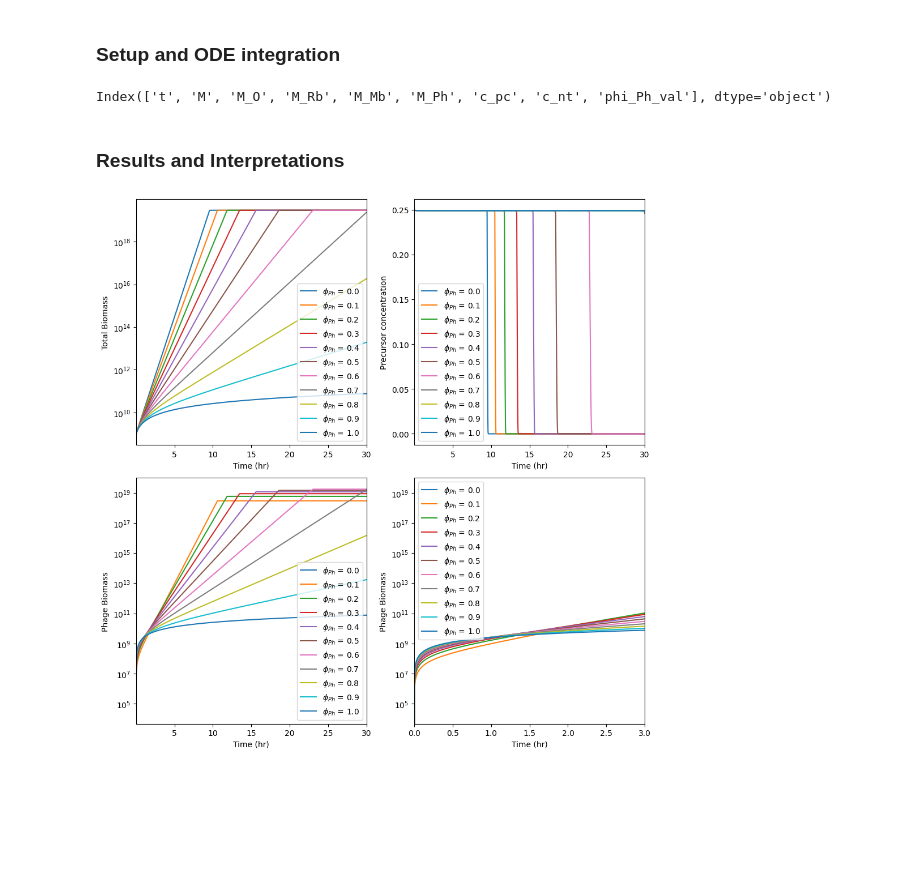
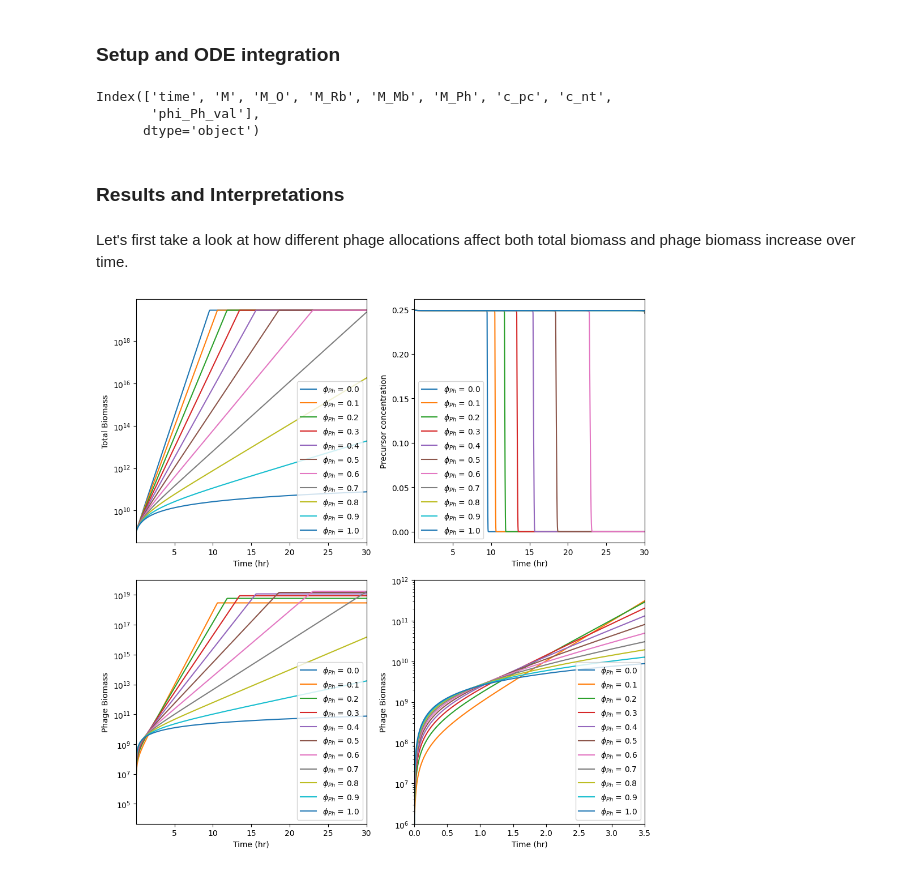
Before and after one commit to cremerlab/phage_allocation, a Jupyter notebook: experiments/exploratory/phage_allocation_exploration.ipynb, the cells around one changed output. Saved outputs shown, nothing was run; the diff lists cells and outputs as text; code cells hidden in the pictures; blank space fills up the shorter version.

Commit message:
Update phage_allocation_exploration.ipynb
- Added comments to code
- Added optimal strategy plot

```diff
--- a/experiments/exploratory/phage_allocation_exploration.ipynb
+++ b/experiments/exploratory/phage_allocation_exploration.ipynb
@@ -68,68 +68,73 @@ for phi_Ph in phi_Ph_vals:
                     time,args=(gamma_max,nu_max,Y,phi_Rb,phi_Mb,phi_Ph,Kd_cpc,Kd_cnt))]
 # %%
 # Create dataframe to store results of ODE integration
-
 df=pd.DataFrame()
 for i in range(len(phi_Ph_vals)):
     _df=pd.DataFrame()
-    _df['t']=np.linspace(0,max_time,int(max_time/dt))
+    _df['time']=np.linspace(0,max_time,int(max_time/dt))
     for j in range(len(out_vars)):
         _df[out_vars[j]]=out[i][:,j]
     _df['phi_Ph_val']=phi_Ph_vals[i]
     df=pd.concat([df,_df])
 
+# Print dataframe column names
 df.columns
 # %% [output]
-Index(['t', 'M', 'M_O', 'M_Rb', 'M_Mb', 'M_Ph', 'c_pc', 'c_nt', 'phi_Ph_val'], dtype='object')
+Index(['time', 'M', 'M_O', 'M_Rb', 'M_Mb', 'M_Ph', 'c_pc', 'c_nt',
+       'phi_Ph_val'],
+      dtype='object')
 # %% [markdown]
 ### Results and Interpretations
+# %% [markdown]
+Let's first take a look at how different phage allocations affect both total biomass and phage biomass increase over time.
 # %%
 plt.figure(figsize=(10,10))
 
 plt.subplot(2,2,1)
-for i in range(len(out)):
-    x_val=df.loc[df.phi_Ph_val==phi_Ph_vals[i]].t
-    y_val=df.loc[df.phi_Ph_val==phi_Ph_vals[i]].M
-    plt.plot(x_val,y_val,label='$\phi_{Ph}$ = %.1f'%(phi_Ph_vals[i]))
+for phi in phi_Ph_vals:
+    x_val=df.loc[df.phi_Ph_val==phi].time
+    y_val=df.loc[df.phi_Ph_val==phi].M
+    plt.plot(x_val,y_val,label='$\phi_{Ph}$ = %.1f'%(phi))
 plt.legend()
 plt.xlabel('Time (hr)')
 plt.ylabel('Total Biomass')
 plt.yscale('log')
 plt.xlim([1e-2,3e1]);
 
 plt.subplot(2,2,2)
-for i in range(len(out)):
-    x_val=df.loc[df.phi_Ph_val==phi_Ph_vals[i]].t
-    y_val=df.loc[df.phi_Ph_val==phi_Ph_vals[i]].c_pc
-    plt.plot(x_val,y_val,label='$\phi_{Ph}$ = %.1f'%(phi_Ph_vals[i]))
+for phi in phi_Ph_vals:
+    x_val=df.loc[df.phi_Ph_val==phi].time
+    y_val=df.loc[df.phi_Ph_val==phi].c_pc
+    plt.plot(x_val,y_val,label='$\phi_{Ph}$ = %.1f'%(phi))
 plt.legend()
 plt.xlabel('Time (hr)')
 plt.ylabel('Precursor concentration')
 plt.xlim([1e-2,3e1]);
 
 plt.subplot(2,2,3)
-for i in range(len(out)):
-    x_val=df.loc[df.phi_Ph_val==phi_Ph_vals[i]].t
-    y_val=df.loc[df.phi_Ph_val==phi_Ph_vals[i]].M_Ph
-    plt.plot(x_val,y_val,label='$\phi_{Ph}$ = %.1f'%(phi_Ph_vals[i]))
+for phi in phi_Ph_vals:
+    x_val=df.loc[df.phi_Ph_val==phi].time
+    y_val=df.loc[df.phi_Ph_val==phi].M_Ph
+    plt.plot(x_val,y_val,label='$\phi_{Ph}$ = %.1f'%(phi))
 plt.legend()
 plt.xlabel('Time (hr)')
 plt.ylabel('Phage Biomass')
 plt.yscale('log')
 plt.xlim([1e-2,3e1]);
 
 plt.subplot(2,2,4)
-for i in range(len(out)):
-    x_val=df.loc[df.phi_Ph_val==phi_Ph_vals[i]].t
-    y_val=df.loc[df.phi_Ph_val==phi_Ph_vals[i]].M_Ph
-    plt.plot(x_val,y_val,label='$\phi_{Ph}$ = %.1f'%(phi_Ph_vals[i]))
+for phi in phi_Ph_vals:
+    x_val=df.loc[df.phi_Ph_val==phi].time
+    y_val=df.loc[df.phi_Ph_val==phi].M_Ph
+    plt.plot(x_val,y_val,label='$\phi_{Ph}$ = %.1f'%(phi))
 plt.legend()
 plt.xlabel('Time (hr)')
 plt.ylabel('Phage Biomass')
 plt.yscale('log')
-plt.xlim([0,3]);
+plt.ylim([1e6,1e12])
+plt.xlim([0,3.5]);
 
 plt.tight_layout()
 # %% [output]
-[figure, old version]
+[figure, new version]
 # %% [markdown]
```
Also changed, not shown: parts of 13 cells of this notebook.
